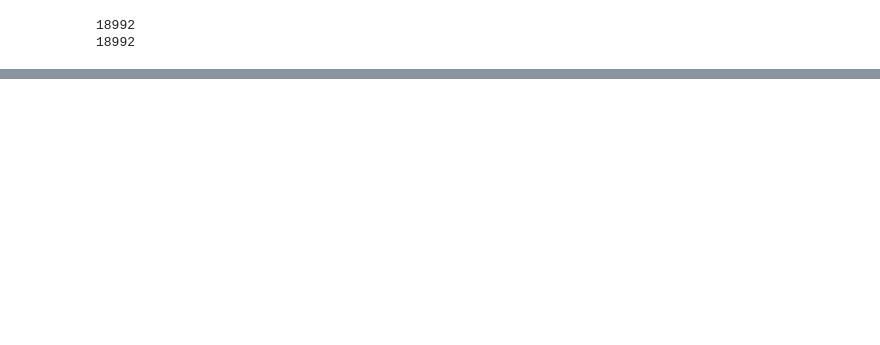
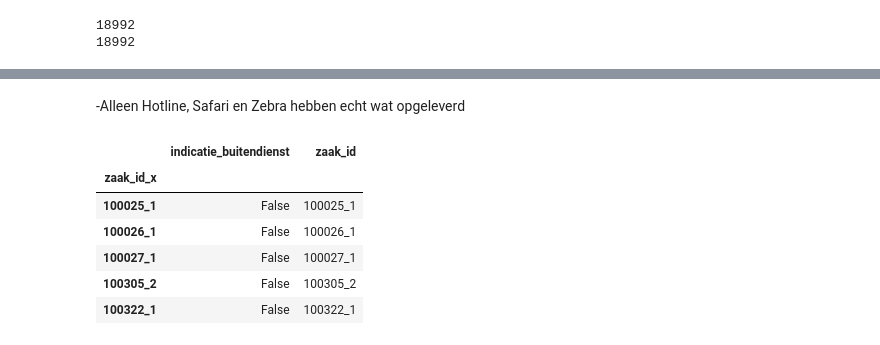
Before and after one commit to petercuret/woonfraude, a Jupyter notebook: notebooks/data_kwaliteit_analyse.ipynb, the cells around one changed output, grey strips where cells are left out. Cells and saved outputs as stored; diff of their text form; code cells hidden in the pictures; blank space fills up the shorter version.

```diff
--- a/notebooks/data_kwaliteit_analyse.ipynb
+++ b/notebooks/data_kwaliteit_analyse.ipynb
@@ -314,0 +175,2 @@ Name: indicatie_buitendienst_belopen, dtype: int64
+# %%
+vakantieverhuur = zaken_totaal.loc[zaken_totaal['categorie'].isin(['illegale hotels'])]
@@ -314,0 +255,25 @@ Name: indicatie_buitendienst_belopen, dtype: int64
+# %% [markdown]
+-Alleen Hotline, Safari en Zebra hebben echt wat opgeleverd
+# %%
+#creates a series which has a bool for more than 2 buitendienst onderzoeken and than turns it into a dataframe
+BD_per_zaak_VV = vakantieverhuur.groupby(['zaak_id_x'])['indicatie_buitendienst'].sum()>2
+BD_per_zaak_VV.sort_values(ascending=False)
+
+BD_per_zaak_VV
+
+
+meer_dan_twee = pd.DataFrame([BD_per_zaak_VV])
+# %%
+meer_dan_twee = meer_dan_twee.transpose()
+
+meer_dan_twee['zaak_id'] = meer_dan_twee.index
+# %%
+meer_dan_twee.head()
+# %% [output]
+|  | indicatie_buitendienst | zaak_id |
+| zaak_id_x |  |  |
+| 100025_1 | False | 100025_1 |
+| 100026_1 | False | 100026_1 |
+| 100027_1 | False | 100027_1 |
+| 100305_2 | False | 100305_2 |
+| 100322_1 | False | 100322_1 |
```
Also changed, not shown: parts of 58 cells of this notebook.
